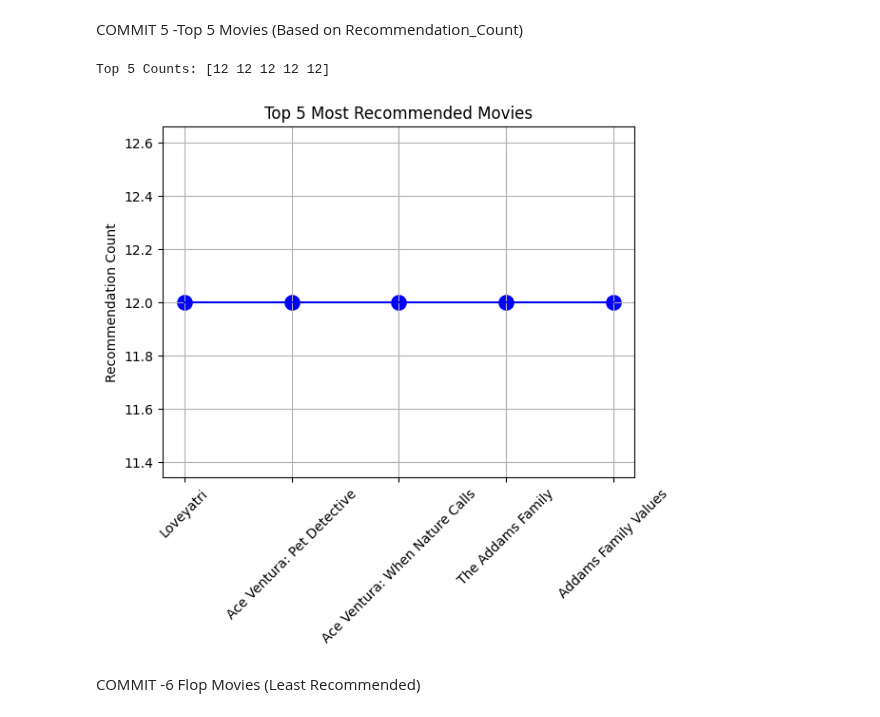
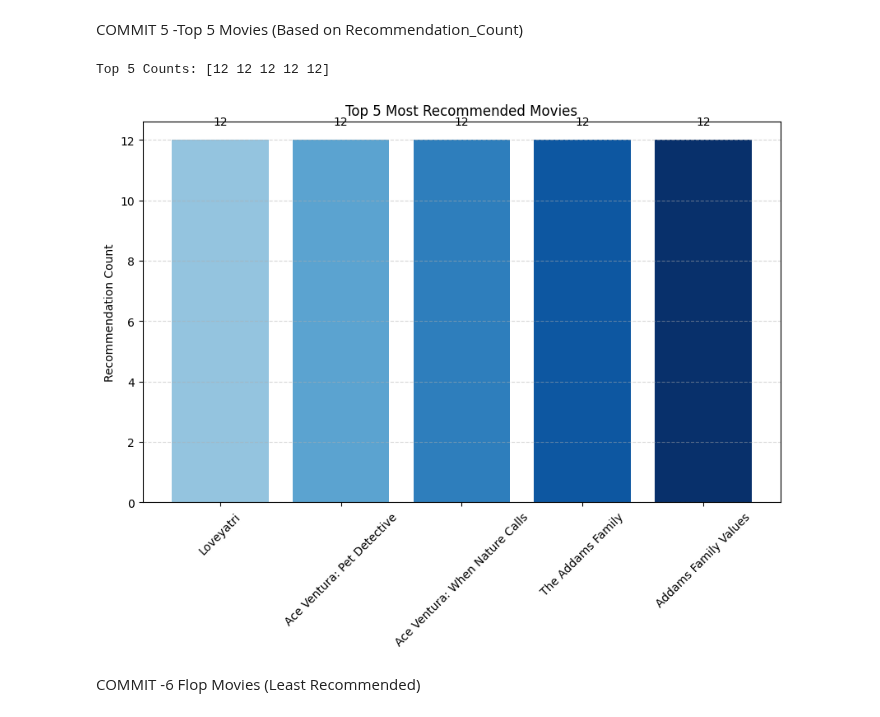
Before and after one commit to ameena0726-ops/Netflix-Analysis, a Jupyter notebook: Netflix_Content_Genre (1).ipynb, the cells around one changed output. Saved outputs shown, nothing was run; the diff lists cells and outputs as text; code cells hidden in the pictures.

Commit message:
Added colours and changed graph of commit 5

```diff
--- a/Netflix_Content_Genre (1).ipynb
+++ b/Netflix_Content_Genre (1).ipynb
@@ -606,22 +606,31 @@ COMMIT 5 -Top 5 Movies (Based on Recommendation_Count)
 # %%
 top5 = df.sort_values('Recommendation_Count', ascending=False).head(5)
 
 # NumPy array of counts
 top5_np = top5['Recommendation_Count'].to_numpy()
 print("Top 5 Counts:", top5_np)
 
-# Dot graph
-plt.scatter(top5['Title'], top5['Recommendation_Count'], color='blue', s=120)  # dots
-plt.plot(top5['Title'], top5['Recommendation_Count'], color='blue')            # connecting line
+# Plot
+plt.figure(figsize=(10, 6))
+
+# Color gradient (Blues)
+colors = plt.cm.Blues(np.linspace(0.4, 1, len(top5)))
+
+plt.bar(top5['Title'], top5['Recommendation_Count'], color=colors)
+
+# Add value labels on bars
+for i, v in enumerate(top5['Recommendation_Count']):
+    plt.text(i, v + 0.5, str(v), ha='center', fontsize=10)
 
 plt.xticks(rotation=45)
 plt.title("Top 5 Most Recommended Movies")
 plt.ylabel("Recommendation Count")
-plt.grid(True)
+plt.grid(axis='y', linestyle='--', alpha=0.5)
+
 plt.show()
 # %% [output]
 Top 5 Counts: [12 12 12 12 12]
-[figure, old version]
+[figure, new version]
 # %% [markdown]
 COMMIT -6 Flop Movies (Least Recommended)
 # %%
```
